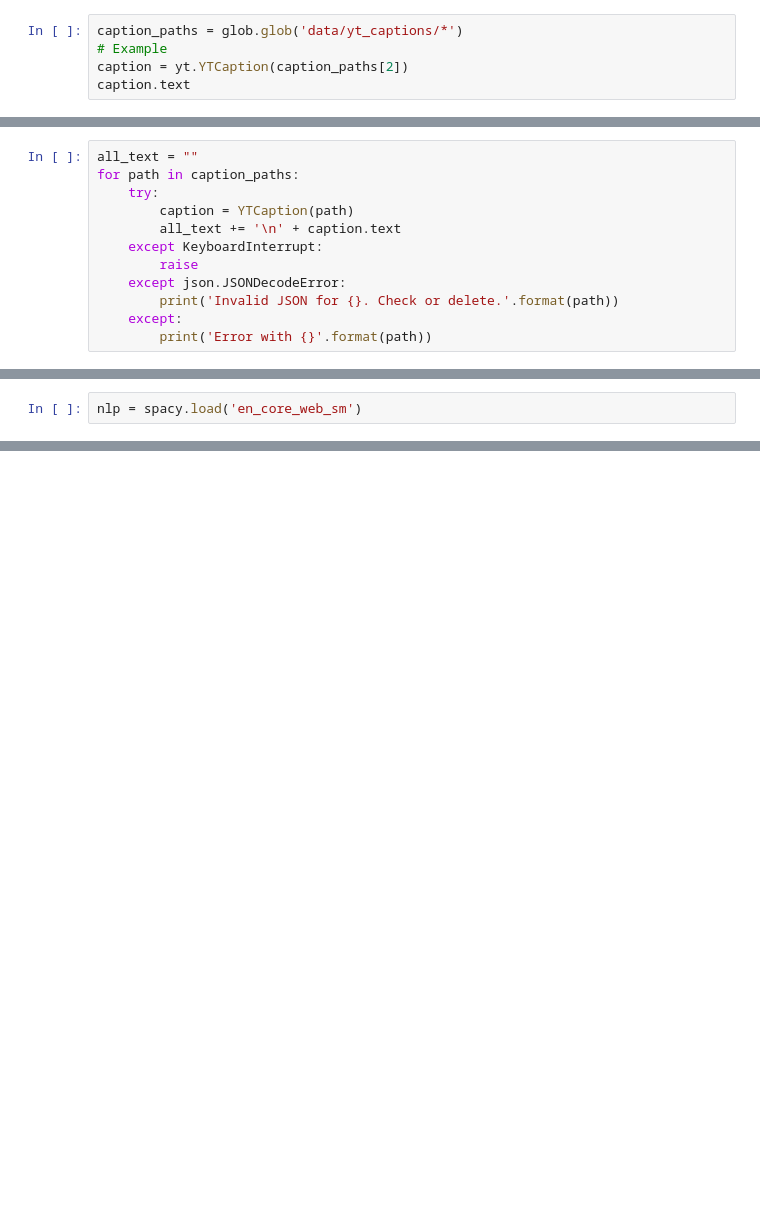
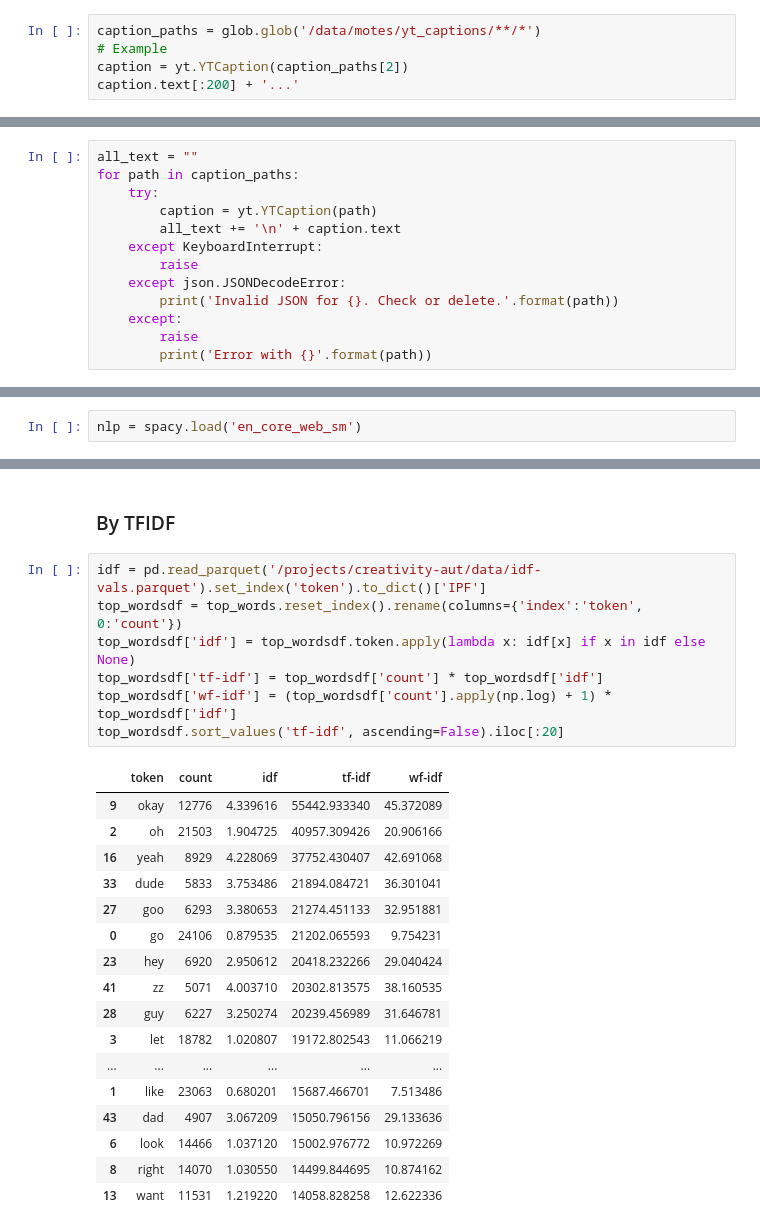
Before and after one commit to massivetexts/motes-corpus, a Jupyter notebook: YTCaptionParsing.ipynb, the cells around one changed output, grey strips where cells are left out. Cells and saved outputs as stored; diff of their text form; blank space fills up the shorter version.

```diff
--- a/YTCaptionParsing.ipynb
+++ b/YTCaptionParsing.ipynb
@@ -10,6 +14,6 @@ import spacy
 # %%
-caption_paths = glob.glob('data/yt_captions/*')
+caption_paths = glob.glob('/data/motes/yt_captions/**/*')
 # Example
 caption = yt.YTCaption(caption_paths[2])
-caption.text
+caption.text[:200] + '...'
 # %% [output]
@@ -18,11 +22,12 @@ caption.text
 all_text = ""
 for path in caption_paths:
     try:
-        caption = YTCaption(path)
+        caption = yt.YTCaption(path)
         all_text += '\n' + caption.text
     except KeyboardInterrupt:
         raise
     except json.JSONDecodeError:
         print('Invalid JSON for {}. Check or delete.'.format(path))
     except:
+        raise
         print('Error with {}'.format(path))
@@ -67,0 +68,27 @@ len(all_text.split())
+# %% [markdown]
+### By TFIDF
+# %%
+idf = pd.read_parquet('/projects/creativity-aut/data/idf-vals.parquet').set_index('token').to_dict()['IPF']
+top_wordsdf = top_words.reset_index().rename(columns={'index':'token', 0:'count'})
+top_wordsdf['idf'] = top_wordsdf.token.apply(lambda x: idf[x] if x in idf else None)
+top_wordsdf['tf-idf'] = top_wordsdf['count'] * top_wordsdf['idf']
+top_wordsdf['wf-idf'] = (top_wordsdf['count'].apply(np.log) + 1) * top_wordsdf['idf']
+top_wordsdf.sort_values('tf-idf', ascending=False).iloc[:20]
+# %% [output]
+|  | token | count | idf | tf-idf | wf-idf |
+| 9 | okay | 12776 | 4.339616 | 55442.933340 | 45.372089 |
+| 2 | oh | 21503 | 1.904725 | 40957.309426 | 20.906166 |
+| 16 | yeah | 8929 | 4.228069 | 37752.430407 | 42.691068 |
+| 33 | dude | 5833 | 3.753486 | 21894.084721 | 36.301041 |
+| 27 | goo | 6293 | 3.380653 | 21274.451133 | 32.951881 |
+| 0 | go | 24106 | 0.879535 | 21202.065593 | 9.754231 |
+| 23 | hey | 6920 | 2.950612 | 20418.232266 | 29.040424 |
+| 41 | zz | 5071 | 4.003710 | 20302.813575 | 38.160535 |
+| 28 | guy | 6227 | 3.250274 | 20239.456989 | 31.646781 |
+| 3 | let | 18782 | 1.020807 | 19172.802543 | 11.066219 |
+| ... | ... | ... | ... | ... | ... |
+| 1 | like | 23063 | 0.680201 | 15687.466701 | 7.513486 |
+| 43 | dad | 4907 | 3.067209 | 15050.796156 | 29.133636 |
+| 6 | look | 14466 | 1.037120 | 15002.976772 | 10.972269 |
+| 8 | right | 14070 | 1.030550 | 14499.844695 | 10.874162 |
+| 13 | want | 11531 | 1.219220 | 14058.828258 | 12.622336 |
```
Also changed, not shown: parts of 11 cells of this notebook, 2 other files.
